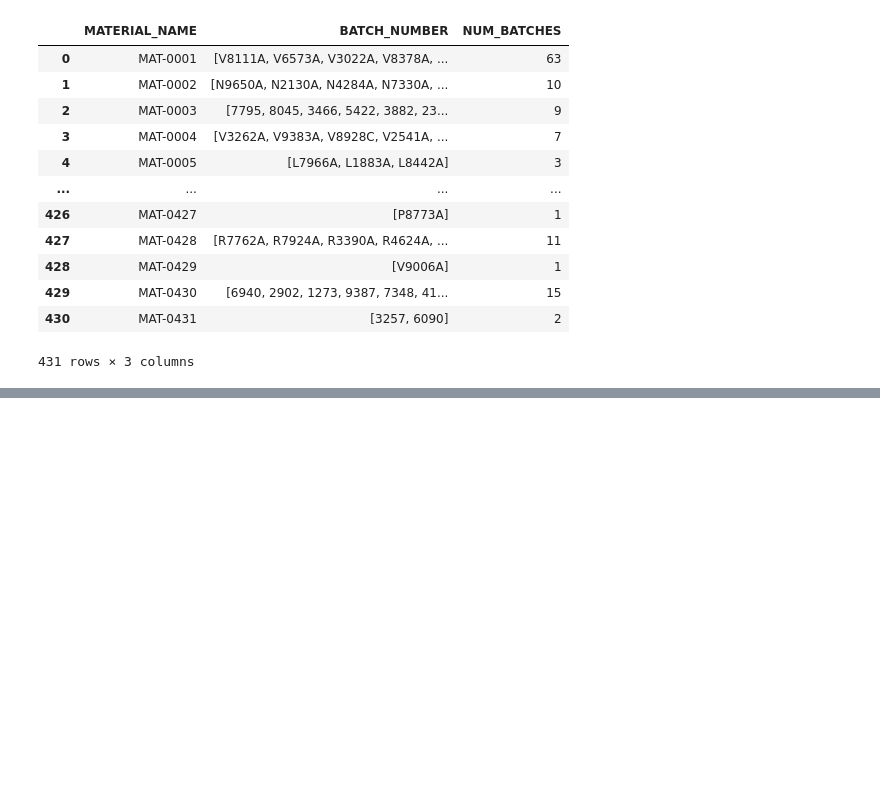
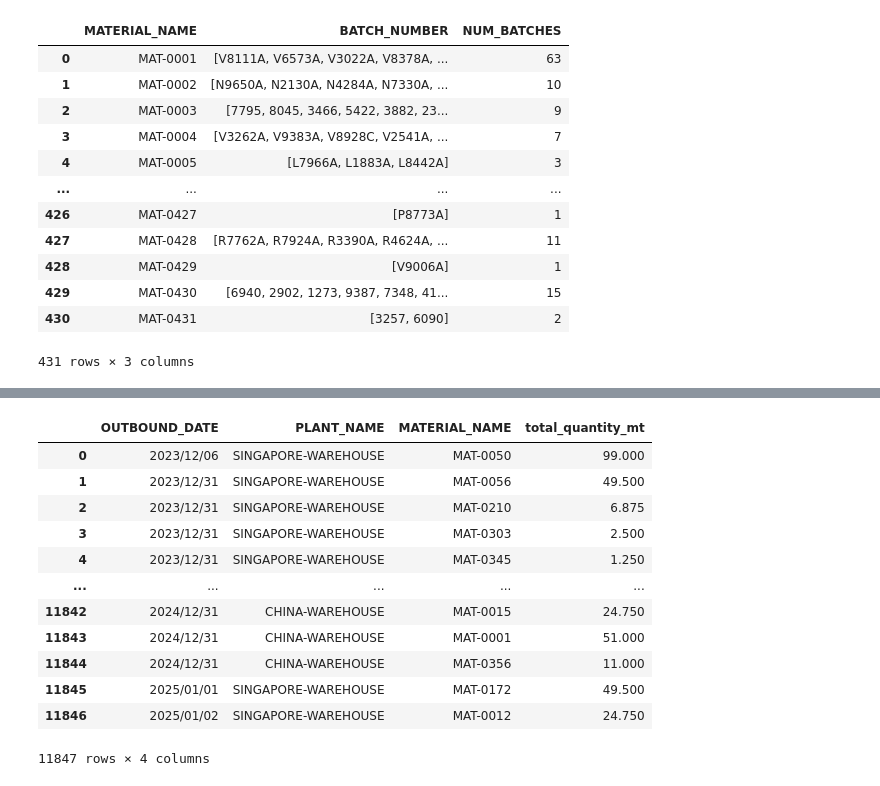
Before and after one commit to peter-parit/em-hackathon-notebooks, a Jupyter notebook: Notebooks/data-nanu.ipynb, the cells around one changed output, grey strips where cells are left out. Drawn from its saved outputs; the diff is of its cells as text; code cells hidden in the pictures; blank space fills up the shorter version.

```diff
--- a/Notebooks/data-nanu.ipynb
+++ b/Notebooks/data-nanu.ipynb
@@ -87,0 +160,21 @@ grouped
+# %%
+# group out bound as per date, plant, and material
+out_group = outbound.groupby(['OUTBOUND_DATE','PLANT_NAME', 'MATERIAL_NAME']).agg(
+    total_quantity_mt=pd.NamedAgg('NET_QUANTITY_MT', 'sum')
+).sort_values(by='OUTBOUND_DATE').reset_index()
+
+out_group
+# %% [output]
+|  | OUTBOUND_DATE | PLANT_NAME | MATERIAL_NAME | total_quantity_mt |
+| 0 | 2023/12/06 | SINGAPORE-WAREHOUSE | MAT-0050 | 99.000 |
+| 1 | 2023/12/31 | SINGAPORE-WAREHOUSE | MAT-0056 | 49.500 |
+| 2 | 2023/12/31 | SINGAPORE-WAREHOUSE | MAT-0210 | 6.875 |
+| 3 | 2023/12/31 | SINGAPORE-WAREHOUSE | MAT-0303 | 2.500 |
+| 4 | 2023/12/31 | SINGAPORE-WAREHOUSE | MAT-0345 | 1.250 |
+| ... | ... | ... | ... | ... |
+| 11842 | 2024/12/31 | CHINA-WAREHOUSE | MAT-0015 | 24.750 |
+| 11843 | 2024/12/31 | CHINA-WAREHOUSE | MAT-0001 | 51.000 |
+| 11844 | 2024/12/31 | CHINA-WAREHOUSE | MAT-0356 | 11.000 |
+| 11845 | 2025/01/01 | SINGAPORE-WAREHOUSE | MAT-0172 | 49.500 |
+| 11846 | 2025/01/02 | SINGAPORE-WAREHOUSE | MAT-0012 | 24.750 |
+11847 rows × 4 columns
```
Also changed, not shown: parts of 4 cells of this notebook.
